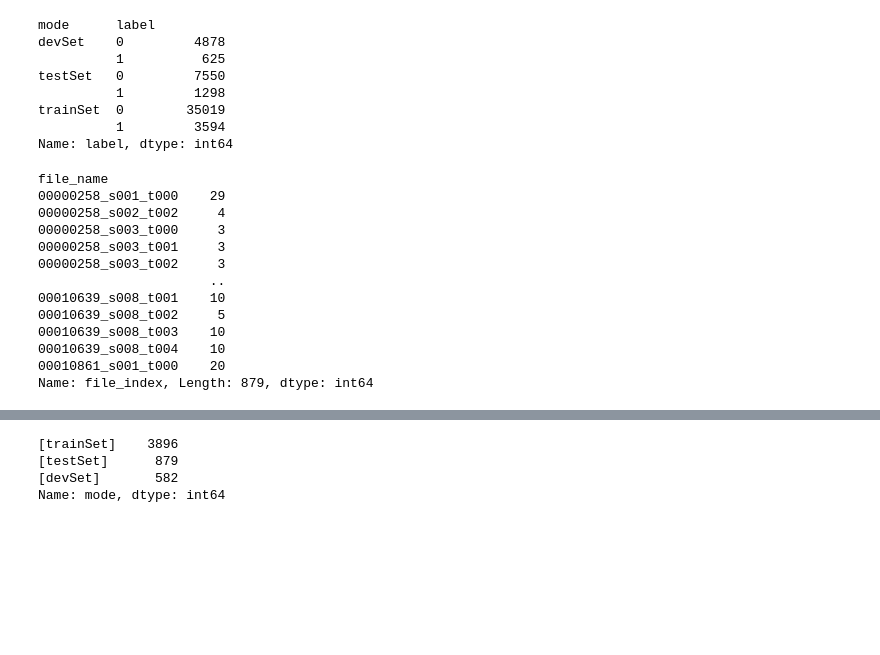
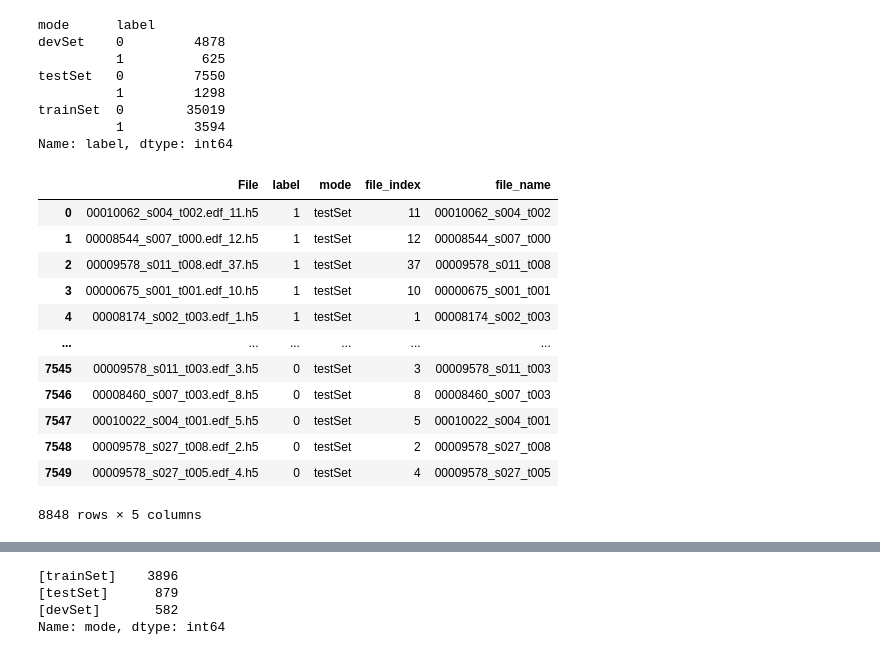
Before and after one commit to esl-epfl/FETCH, a Jupyter notebook: TUSZ_process.ipynb, the cells around one changed output, grey strips where cells are left out. Cells and saved outputs as stored; diff of their text form; code cells hidden in the pictures; blank space fills up the shorter version.

```diff
--- a/TUSZ_process.ipynb
+++ b/TUSZ_process.ipynb
@@ -383,19 +392,19 @@ trainSet  0        35019
           1         3594
 Name: label, dtype: int64
 # %%
-df_gnn[df_gnn['mode']=='testSet'].groupby('file_name')['file_index'].count()
+df_gnn[df_gnn['mode']=='testSet']
 # %% [output]
+|  | File | label | mode | file_index | file_name |
+| 0 | 00010062_s004_t002.edf_11.h5 | 1 | testSet | 11 | 00010062_s004_t002 |
+| 1 | 00008544_s007_t000.edf_12.h5 | 1 | testSet | 12 | 00008544_s007_t000 |
+| 2 | 00009578_s011_t008.edf_37.h5 | 1 | testSet | 37 | 00009578_s011_t008 |
+| 3 | 00000675_s001_t001.edf_10.h5 | 1 | testSet | 10 | 00000675_s001_t001 |
+| 4 | 00008174_s002_t003.edf_1.h5 | 1 | testSet | 1 | 00008174_s002_t003 |
+| ... | ... | ... | ... | ... | ... |
+| 7545 | 00009578_s011_t003.edf_3.h5 | 0 | testSet | 3 | 00009578_s011_t003 |
+| 7546 | 00008460_s007_t003.edf_8.h5 | 0 | testSet | 8 | 00008460_s007_t003 |
+| 7547 | 00010022_s004_t001.edf_5.h5 | 0 | testSet | 5 | 00010022_s004_t001 |
+| 7548 | 00009578_s027_t008.edf_2.h5 | 0 | testSet | 2 | 00009578_s027_t008 |
+| 7549 | 00009578_s027_t005.edf_4.h5 | 0 | testSet | 4 | 00009578_s027_t005 |
-file_name
-00000258_s001_t000    29
-00000258_s002_t002     4
-00000258_s003_t000     3
-00000258_s003_t001     3
-00000258_s003_t002     3
-                      ..
-00010639_s008_t001    10
-00010639_s008_t002     5
-00010639_s008_t003    10
-00010639_s008_t004    10
-00010861_s001_t000    20
-Name: file_index, Length: 879, dtype: int64
+8848 rows × 5 columns
 # %%
```
Also changed, not shown: parts of 15 cells of this notebook, 2 other files.
